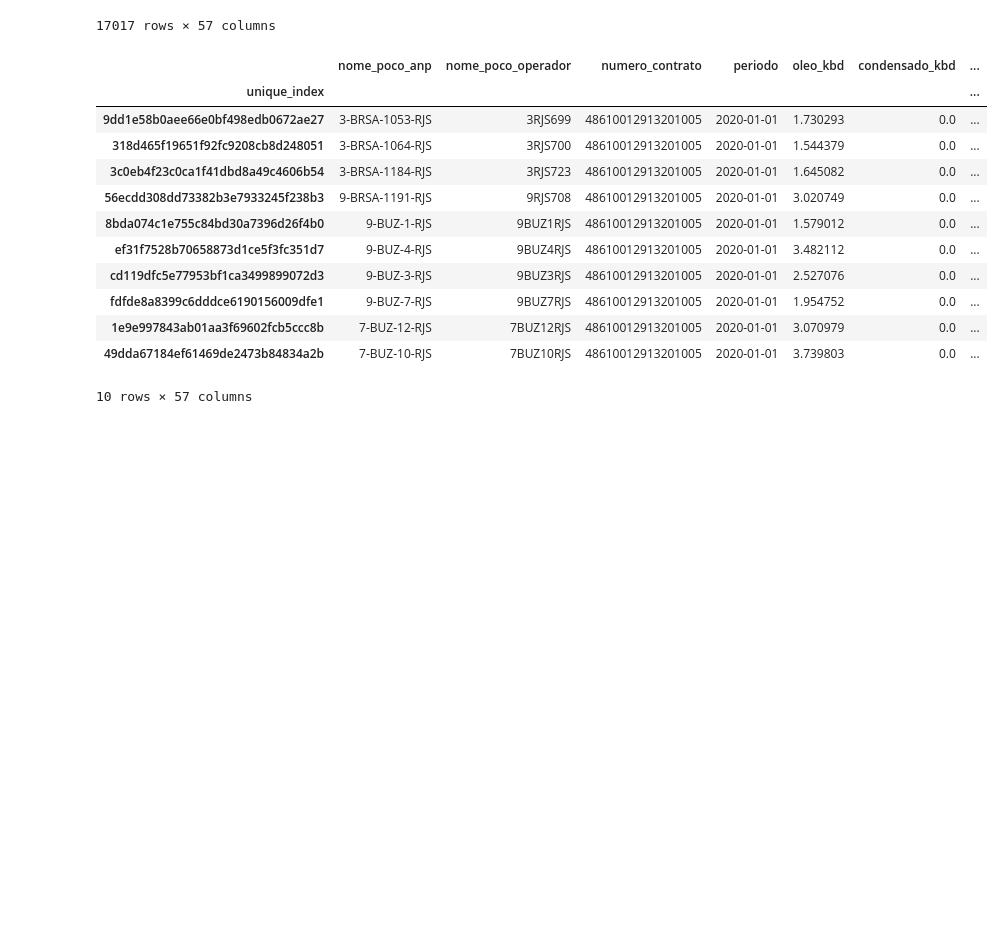
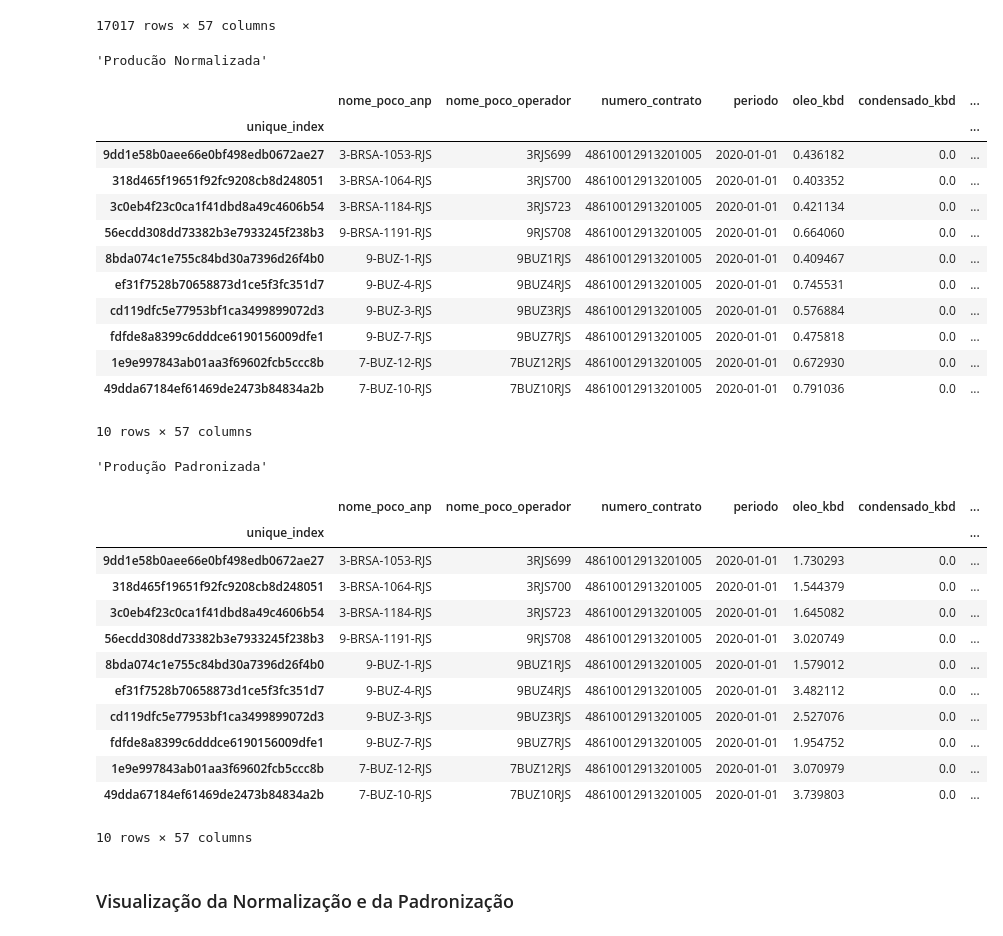
Before and after one commit to brainopensource/datascience-mvp, a Jupyter notebook: MVP_Análise_de_Dados_e_Boas_Práticas.ipynb, the cells around one changed output. Cells and saved outputs as stored; diff of their text form; code cells hidden in the pictures; blank space fills up the shorter version.

```diff
--- a/MVP_Análise_de_Dados_e_Boas_Práticas.ipynb
+++ b/MVP_Análise_de_Dados_e_Boas_Práticas.ipynb
@@ -794,34 +796,57 @@ display(df_production)
 # %%
 # Separar colunas numéricas
 colunas_numericas = [
     "oleo_kbd", "petroleo_kbd", "gas_natural_mmscf_assoc",
     "gas_natural_mmscf_nassoc", "gas_natural_mmscf_total", "volume_gas_royalties_mmscf",
     "agua_kbd", "tempo_producao_hspormes"
-]
+    ]
+
+# Criar cópias do DataFrame original para normalização e padronização
+df_production_normal = df_production.copy()
+df_production_padrao = df_production.copy()
 
 # Normalização
-scaler = MinMaxScaler()
-df_production_normal[colunas_numericas] = scaler.fit_transform(df_production[colunas_numericas])
+scaler_minmax = MinMaxScaler()
+df_production_normal[colunas_numericas] = scaler_minmax.fit_transform(df_production[colunas_numericas])
 
-#Alternativamente Padronização
-scaler = StandardScaler()
-df_production_padrao[colunas_numericas] = scaler.fit_transform(df_production[colunas_numericas])
+# Padronização
+scaler_standard = StandardScaler()
+df_production_padrao[colunas_numericas] = scaler_standard.fit_transform(df_production[colunas_numericas])
 
-display(df_production.head(10))
+# Exibir as primeiras linhas dos novos DataFrames
+display('Producão Normalizada', df_production_normal.head(10))
+display('Produção Padronizada', df_production_padrao.head(10))
 # %% [output]
+'Producão Normalizada'
 |  | nome_poco_anp | nome_poco_operador | numero_contrato | periodo | oleo_kbd | condensado_kbd | ... |
 | unique_index |  |  |  |  |  |  | ... |
-| 9dd1e58b0aee66e0bf498edb0672ae27 | 3-BRSA-1053-RJS | 3RJS699 | 48610012913201005 | 2020-01-01 | 1.730293 | 0.0 | ... |
-| 318d465f19651f92fc9208cb8d248051 | 3-BRSA-1064-RJS | 3RJS700 | 48610012913201005 | 2020-01-01 | 1.544379 | 0.0 | ... |
-| 3c0eb4f23c0ca1f41dbd8a49c4606b54 | 3-BRSA-1184-RJS | 3RJS723 | 48610012913201005 | 2020-01-01 | 1.645082 | 0.0 | ... |
-| 56ecdd308dd73382b3e7933245f238b3 | 9-BRSA-1191-RJS | 9RJS708 | 48610012913201005 | 2020-01-01 | 3.020749 | 0.0 | ... |
-| 8bda074c1e755c84bd30a7396d26f4b0 | 9-BUZ-1-RJS | 9BUZ1RJS | 48610012913201005 | 2020-01-01 | 1.579012 | 0.0 | ... |
-| ef31f7528b70658873d1ce5f3fc351d7 | 9-BUZ-4-RJS | 9BUZ4RJS | 48610012913201005 | 2020-01-01 | 3.482112 | 0.0 | ... |
-| cd119dfc5e77953bf1ca3499899072d3 | 9-BUZ-3-RJS | 9BUZ3RJS | 48610012913201005 | 2020-01-01 | 2.527076 | 0.0 | ... |
-| fdfde8a8399c6dddce6190156009dfe1 | 9-BUZ-7-RJS | 9BUZ7RJS | 48610012913201005 | 2020-01-01 | 1.954752 | 0.0 | ... |
-| 1e9e997843ab01aa3f69602fcb5ccc8b | 7-BUZ-12-RJS | 7BUZ12RJS | 48610012913201005 | 2020-01-01 | 3.070979 | 0.0 | ... |
-| 49dda67184ef61469de2473b84834a2b | 7-BUZ-10-RJS | 7BUZ10RJS | 48610012913201005 | 2020-01-01 | 3.739803 | 0.0 | ... |
+| 9dd1e58b0aee66e0bf498edb0672ae27 | 3-BRSA-1053-RJS | 3RJS699 | 48610012913201005 | 2020-01-01 | 0.436182 | 0.0 | ... |
+| 318d465f19651f92fc9208cb8d248051 | 3-BRSA-1064-RJS | 3RJS700 | 48610012913201005 | 2020-01-01 | 0.403352 | 0.0 | ... |
+| 3c0eb4f23c0ca1f41dbd8a49c4606b54 | 3-BRSA-1184-RJS | 3RJS723 | 48610012913201005 | 2020-01-01 | 0.421134 | 0.0 | ... |
+| 56ecdd308dd73382b3e7933245f238b3 | 9-BRSA-1191-RJS | 9RJS708 | 48610012913201005 | 2020-01-01 | 0.664060 | 0.0 | ... |
+| 8bda074c1e755c84bd30a7396d26f4b0 | 9-BUZ-1-RJS | 9BUZ1RJS | 48610012913201005 | 2020-01-01 | 0.409467 | 0.0 | ... |
+| ef31f7528b70658873d1ce5f3fc351d7 | 9-BUZ-4-RJS | 9BUZ4RJS | 48610012913201005 | 2020-01-01 | 0.745531 | 0.0 | ... |
+| cd119dfc5e77953bf1ca3499899072d3 | 9-BUZ-3-RJS | 9BUZ3RJS | 48610012913201005 | 2020-01-01 | 0.576884 | 0.0 | ... |
+| fdfde8a8399c6dddce6190156009dfe1 | 9-BUZ-7-RJS | 9BUZ7RJS | 48610012913201005 | 2020-01-01 | 0.475818 | 0.0 | ... |
+| 1e9e997843ab01aa3f69602fcb5ccc8b | 7-BUZ-12-RJS | 7BUZ12RJS | 48610012913201005 | 2020-01-01 | 0.672930 | 0.0 | ... |
+| 49dda67184ef61469de2473b84834a2b | 7-BUZ-10-RJS | 7BUZ10RJS | 48610012913201005 | 2020-01-01 | 0.791036 | 0.0 | ... |
-10 rows × 57 columns
+10 rows × 57 columns
+'Produção Padronizada'
+|  | nome_poco_anp | nome_poco_operador | numero_contrato | periodo | oleo_kbd | condensado_kbd | ... |
+| unique_index |  |  |  |  |  |  | ... |
+| 9dd1e58b0aee66e0bf498edb0672ae27 | 3-BRSA-1053-RJS | 3RJS699 | 48610012913201005 | 2020-01-01 | 1.730293 | 0.0 | ... |
+| 318d465f19651f92fc9208cb8d248051 | 3-BRSA-1064-RJS | 3RJS700 | 48610012913201005 | 2020-01-01 | 1.544379 | 0.0 | ... |
+| 3c0eb4f23c0ca1f41dbd8a49c4606b54 | 3-BRSA-1184-RJS | 3RJS723 | 48610012913201005 | 2020-01-01 | 1.645082 | 0.0 | ... |
+| 56ecdd308dd73382b3e7933245f238b3 | 9-BRSA-1191-RJS | 9RJS708 | 48610012913201005 | 2020-01-01 | 3.020749 | 0.0 | ... |
+| 8bda074c1e755c84bd30a7396d26f4b0 | 9-BUZ-1-RJS | 9BUZ1RJS | 48610012913201005 | 2020-01-01 | 1.579012 | 0.0 | ... |
+| ef31f7528b70658873d1ce5f3fc351d7 | 9-BUZ-4-RJS | 9BUZ4RJS | 48610012913201005 | 2020-01-01 | 3.482112 | 0.0 | ... |
+| cd119dfc5e77953bf1ca3499899072d3 | 9-BUZ-3-RJS | 9BUZ3RJS | 48610012913201005 | 2020-01-01 | 2.527076 | 0.0 | ... |
+| fdfde8a8399c6dddce6190156009dfe1 | 9-BUZ-7-RJS | 9BUZ7RJS | 48610012913201005 | 2020-01-01 | 1.954752 | 0.0 | ... |
+| 1e9e997843ab01aa3f69602fcb5ccc8b | 7-BUZ-12-RJS | 7BUZ12RJS | 48610012913201005 | 2020-01-01 | 3.070979 | 0.0 | ... |
+| 49dda67184ef61469de2473b84834a2b | 7-BUZ-10-RJS | 7BUZ10RJS | 48610012913201005 | 2020-01-01 | 3.739803 | 0.0 | ... |
+10 rows × 57 columns
+# %% [markdown]
+### Visualização da Normalização e da Padronização
 # %%
 plt.figure(figsize=(12, 10))
 for i, coluna in enumerate(colunas_numericas, 1):
```
Also changed, not shown: parts of 4 cells of this notebook.
